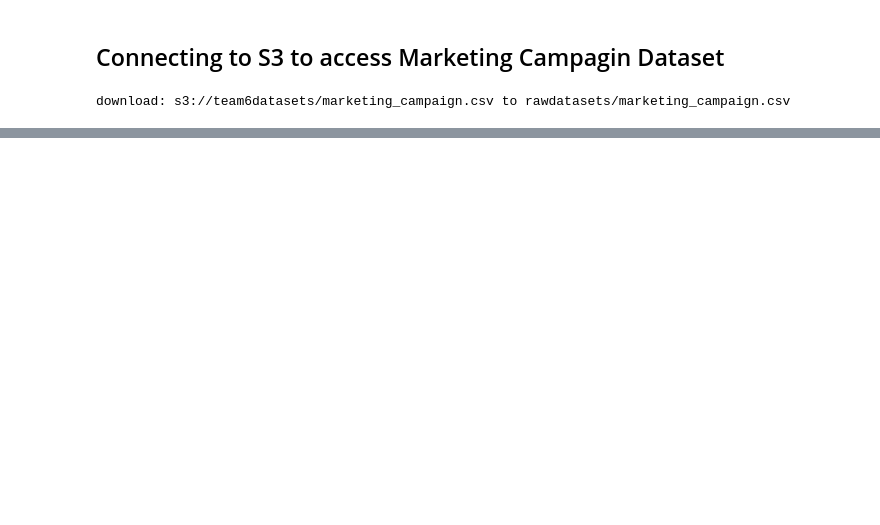
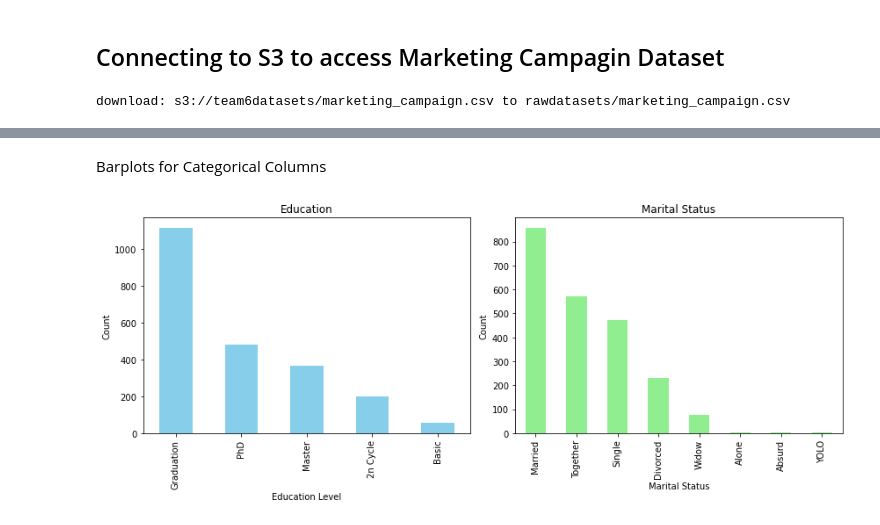
Before and after one commit to taradehdari/ads508-team6-project, a Jupyter notebook: datasets/marketing_campEDA.ipynb, the cells around one changed output, grey strips where cells are left out. Saved outputs shown, nothing was run; the diff lists cells and outputs as text; code cells hidden in the pictures; blank space fills up the shorter version.

```diff
--- a/datasets/marketing_campEDA.ipynb
+++ b/datasets/marketing_campEDA.ipynb
@@ -8,0 +222,21 @@ download: s3://team6datasets/marketing_campaign.csv to rawdatasets/marketing_cam
+# %% [markdown]
+Barplots for Categorical Columns
+# %%
+plt.figure(figsize=(12, 5))
+
+plt.subplot(1, 2, 1)
+markcamp_clean['Education'].value_counts().plot(kind='bar', color='skyblue')
+plt.title('Education')
+plt.xlabel('Education Level')
+plt.ylabel('Count')
+
+plt.subplot(1, 2, 2)
+markcamp_clean['Marital_Status'].value_counts().plot(kind='bar', color='lightgreen')
+plt.title('Marital Status')
+plt.xlabel('Marital Status')
+plt.ylabel('Count')
+
+plt.tight_layout()
+plt.show()
+# %% [output]
+[figure, added]
```
Also changed, not shown: parts of 27 cells of this notebook.
